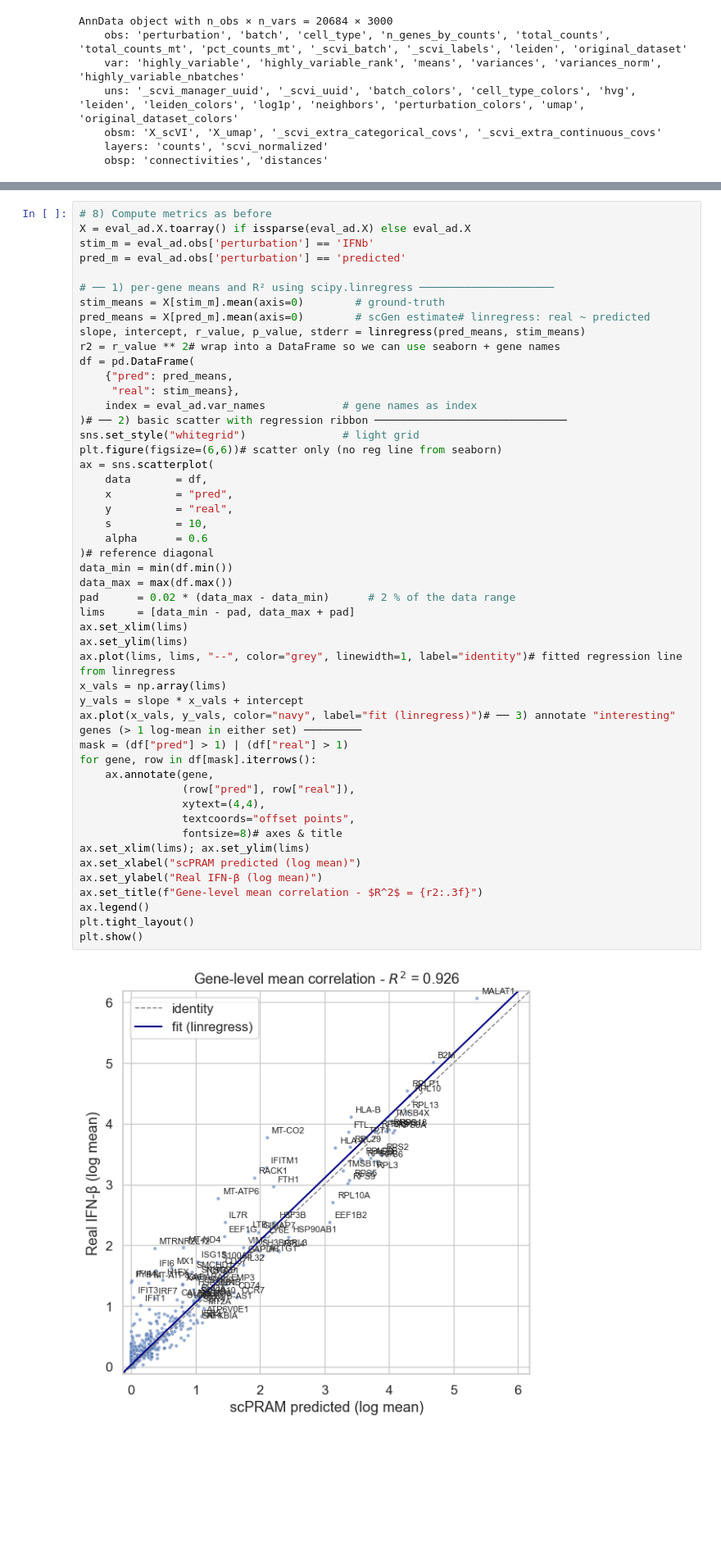
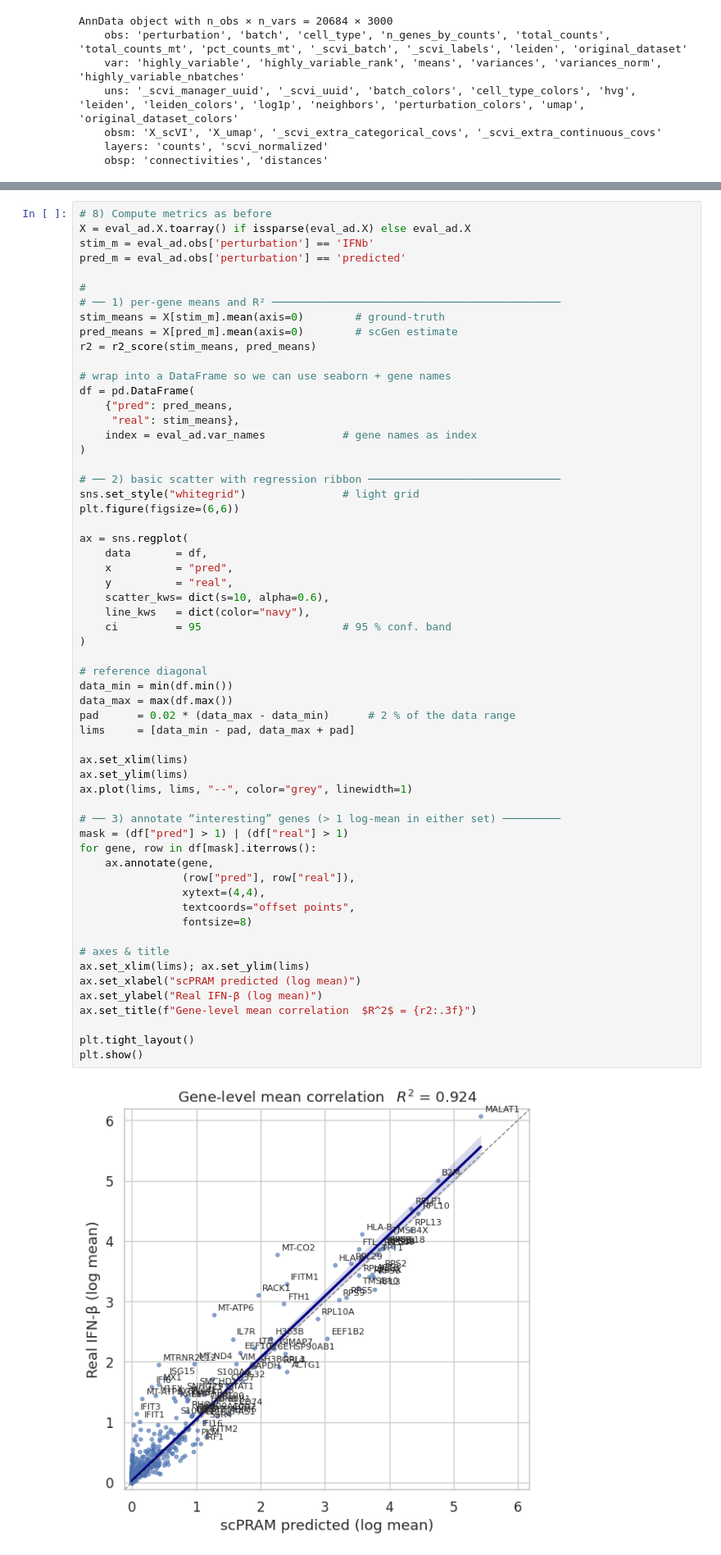
Before and after one commit to samwitham/ismb2025, a Jupyter notebook: virtual-tutorial-perturbation-modelling/2_scPRAM/scPRAM_Tutorial_ECCB2025.ipynb, the cells around one changed output, grey strips where cells are left out. Shown at 82% size. Saved outputs shown, nothing was run; the diff lists cells and outputs as text; blank space fills up the shorter version.

```diff
--- a/virtual-tutorial-perturbation-modelling/2_scPRAM/scPRAM_Tutorial_ECCB2025.ipynb
+++ b/virtual-tutorial-perturbation-modelling/2_scPRAM/scPRAM_Tutorial_ECCB2025.ipynb
@@ -1317,51 +1335,61 @@ X = eval_ad.X.toarray() if issparse(eval_ad.X) else eval_ad.X
 stim_m = eval_ad.obs['perturbation'] == 'IFNb'
 pred_m = eval_ad.obs['perturbation'] == 'predicted'
 
-# ── 1) per-gene means and R² using scipy.linregress ─────────────────────
+#
+# ── 1) per-gene means and R² ─────────────────────────────────────────────
 stim_means = X[stim_m].mean(axis=0)        # ground-truth
-pred_means = X[pred_m].mean(axis=0)        # scGen estimate# linregress: real ~ predicted
-slope, intercept, r_value, p_value, stderr = linregress(pred_means, stim_means)
-r2 = r_value ** 2# wrap into a DataFrame so we can use seaborn + gene names
+pred_means = X[pred_m].mean(axis=0)        # scGen estimate
+r2 = r2_score(stim_means, pred_means)
+
+# wrap into a DataFrame so we can use seaborn + gene names
 df = pd.DataFrame(
     {"pred": pred_means,
      "real": stim_means},
     index = eval_ad.var_names            # gene names as index
-)# ── 2) basic scatter with regression ribbon ──────────────────────────────
+)
+
+# ── 2) basic scatter with regression ribbon ──────────────────────────────
 sns.set_style("whitegrid")               # light grid
-plt.figure(figsize=(6,6))# scatter only (no reg line from seaborn)
-ax = sns.scatterplot(
+plt.figure(figsize=(6,6))
+
+ax = sns.regplot(
     data       = df,
     x          = "pred",
     y          = "real",
-    s          = 10,
-    alpha      = 0.6
-)# reference diagonal
+    scatter_kws= dict(s=10, alpha=0.6),
+    line_kws   = dict(color="navy"),
+    ci         = 95                      # 95 % conf. band
+)
+
+# reference diagonal
 data_min = min(df.min())
 data_max = max(df.max())
 pad      = 0.02 * (data_max - data_min)      # 2 % of the data range
 lims     = [data_min - pad, data_max + pad]
+
 ax.set_xlim(lims)
 ax.set_ylim(lims)
-ax.plot(lims, lims, "--", color="grey", linewidth=1, label="identity")# fitted regression line from linregress
-x_vals = np.array(lims)
-y_vals = slope * x_vals + intercept
-ax.plot(x_vals, y_vals, color="navy", label="fit (linregress)")# ── 3) annotate "interesting" genes (> 1 log-mean in either set) ─────────
+ax.plot(lims, lims, "--", color="grey", linewidth=1)
+
+# ── 3) annotate “interesting” genes (> 1 log-mean in either set) ─────────
 mask = (df["pred"] > 1) | (df["real"] > 1)
 for gene, row in df[mask].iterrows():
     ax.annotate(gene,
                 (row["pred"], row["real"]),
                 xytext=(4,4),
                 textcoords="offset points",
-                fontsize=8)# axes & title
+                fontsize=8)
+
+# axes & title
 ax.set_xlim(lims); ax.set_ylim(lims)
 ax.set_xlabel("scPRAM predicted (log mean)")
 ax.set_ylabel("Real IFN-β (log mean)")
-ax.set_title(f"Gene-level mean correlation - $R^2$ = {r2:.3f}")
-ax.legend()
+ax.set_title(f"Gene-level mean correlation  $R^2$ = {r2:.3f}")
+
 plt.tight_layout()
 plt.show()
 # %% [output]
-[figure, old version]
+[figure, new version]
 # %%
 # ──────────────────────────────────────────────────────────────────────
 # Pair-wise Energy-distance matrix (control / stimulated / predicted)
```
Also changed, not shown: parts of 19 cells of this notebook, 1 other file.
